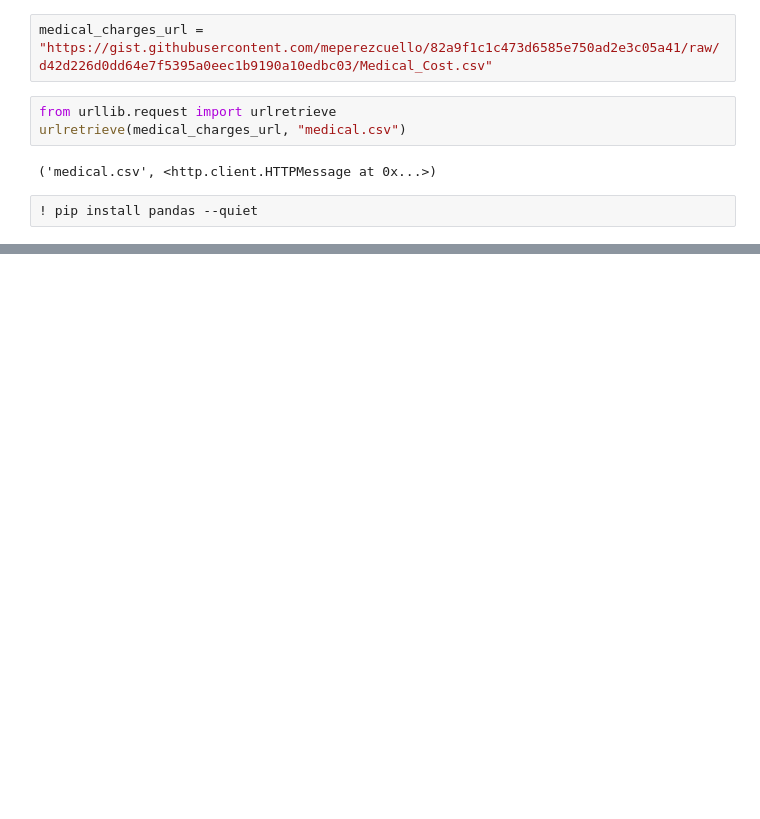
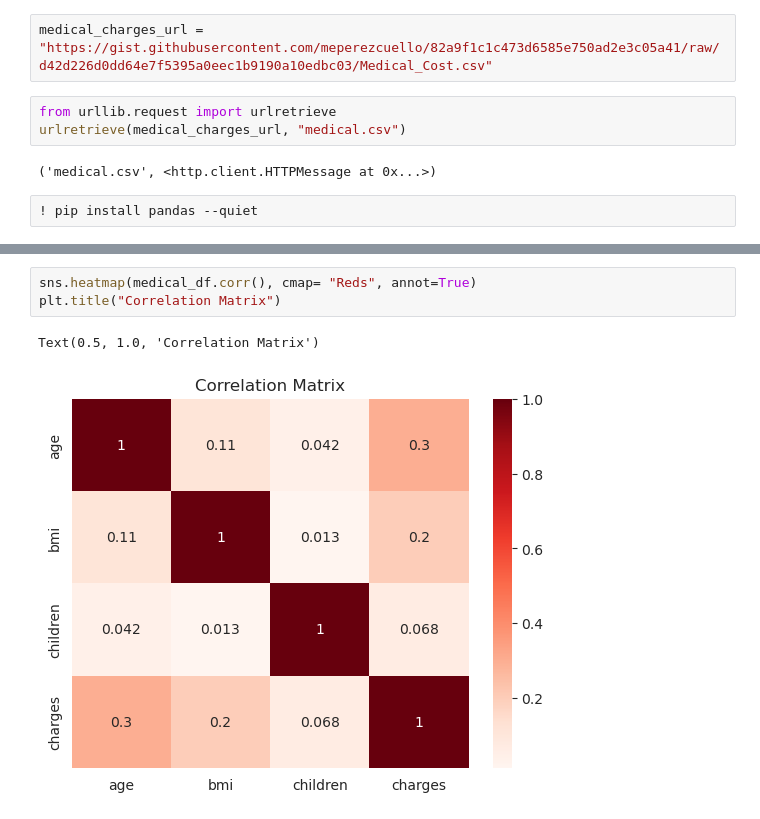
Before and after one commit to Aliqc7/Med-charges-repo, a Jupyter notebook: Med-charges.ipynb, the cells around one changed output, grey strips where cells are left out. Cells and saved outputs as stored; diff of their text form; blank space fills up the shorter version.

Commit message:
Preliminary data analysis and visualisation carried out

```diff
--- a/Med-charges.ipynb
+++ b/Med-charges.ipynb
@@ -14,0 +279,6 @@ ParserError: Error tokenizing data. C error: Expected 1 fields in line 103, saw
+# %%
+sns.heatmap(medical_df.corr(), cmap= "Reds", annot=True)
+plt.title("Correlation Matrix")
+# %% [output]
+Text(0.5, 1.0, 'Correlation Matrix')
+[figure, added]
```
Also changed, not shown: parts of 28 cells of this notebook.
